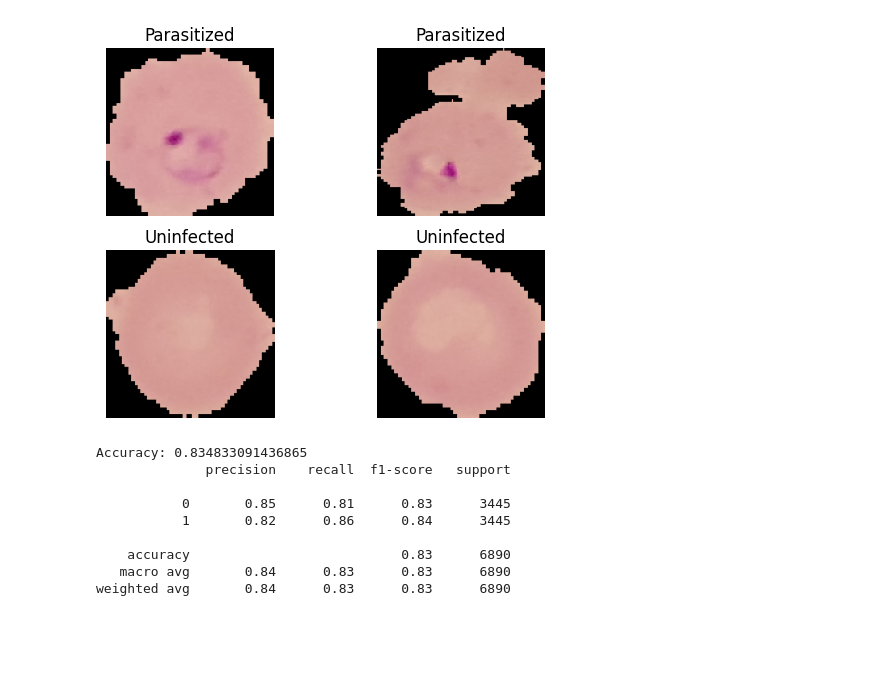
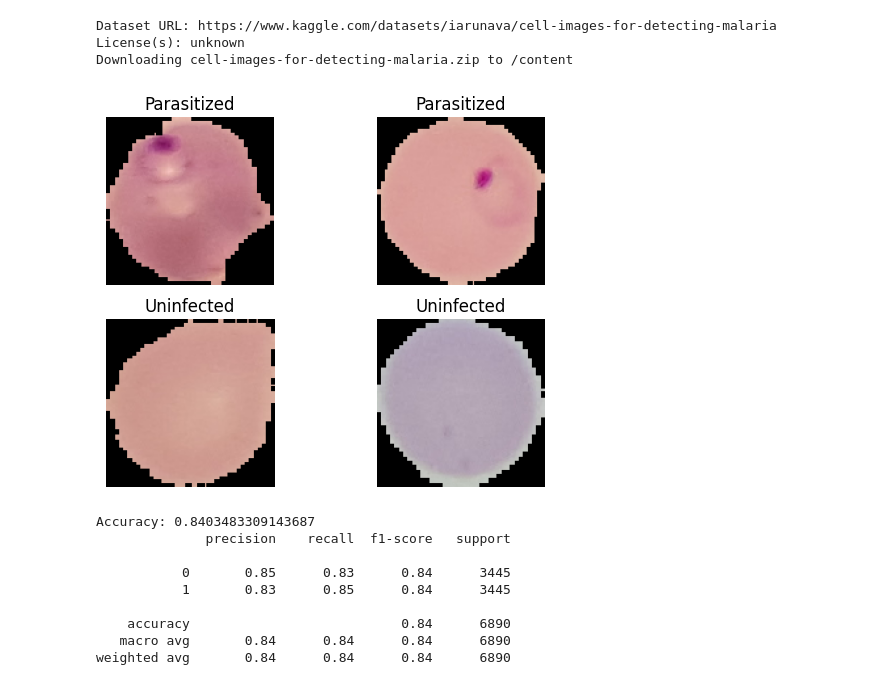
Before and after one commit to up941791/ACT_2, a Jupyter notebook: py/Q1_folder/Q1.ipynb, the cells around one changed output. Saved outputs shown, nothing was run; the diff lists cells and outputs as text; code cells hidden in the pictures; blank space fills up the shorter version.

```diff
--- a/py/Q1_folder/Q1.ipynb
+++ b/py/Q1_folder/Q1.ipynb
@@ -13,38 +13,48 @@ from sklearn.model_selection import train_test_split
 from sklearn.preprocessing import StandardScaler
 from sklearn.svm import LinearSVC
 from sklearn.metrics import classification_report, accuracy_score
+# %%
+# Downloading the dataset
+
+os.environ['KAGGLE_USERNAME'] = 'samhedley'
+os.environ['KAGGLE_KEY'] = 'KGAT_b7cd8b87cb2a0346ef10f-b182f099721'
+!kaggle datasets download -d iarunava/cell-images-for-detecting-malaria --unzip
+# %% [output]
+Dataset URL: https://www.kaggle.com/datasets/iarunava/cell-images-for-detecting-malaria
+License(s): unknown
+Downloading cell-images-for-detecting-malaria.zip to /content
 # %%
 # Visualizing sample images from the dataset
 
 # Setting up directories
-data_dir = r"C:/Datasets/malaria/cell_images" # Base directory for the dataset
+data_dir = "./cell_images" # Directory for the dataset
 
 # Directories for the two classes
 parasitized_dir = os.path.join(data_dir, 'Parasitized')
 uninfected_dir = os.path.join(data_dir, 'Uninfected')
 
 # Sample images to display
 parasitized_imgs = os.listdir(parasitized_dir)[:2]
 uninfected_imgs = os.listdir(uninfected_dir)[:2]
 
 imgs = parasitized_imgs + uninfected_imgs
 
 # Plotting the images
 for i in range(len(imgs)):
     if i < 2: # Selecting only parasitized images for the first half
         img_path = os.path.join(parasitized_dir, imgs[i])
         label = 'Parasitized'
     else: # Selecting uninfected images for the second half
         img_path = os.path.join(uninfected_dir, imgs[i])
         label = 'Uninfected'
     # Load and display the images
     img = image.load_img(img_path, target_size=(128, 128))
     plt.subplot(2, 2, i+1)
     plt.imshow(img)
     plt.title(label)
     plt.axis('off')
 # %% [output]
-[figure, old version]
+[figure, new version]
 # %%
 # Histogram of Oriented Gradients (HOG) Feature Extraction
 
@@ -98,12 +108,12 @@ y_pred = svm.predict(X_test) # Predicting labels for the test set
 print("Accuracy:", accuracy_score(y_test, y_pred)) # Printing accuracy of the model
 print(classification_report(y_test, y_pred)) # Printing classification report
 # %% [output]
-Accuracy: 0.834833091436865
+Accuracy: 0.8403483309143687
               precision    recall  f1-score   support
 
-           0       0.85      0.81      0.83      3445
-           1       0.82      0.86      0.84      3445
+           0       0.85      0.83      0.84      3445
+           1       0.83      0.85      0.84      3445
 
-    accuracy                           0.83      6890
-   macro avg       0.84      0.83      0.83      6890
-weighted avg       0.84      0.83      0.83      6890
+    accuracy                           0.84      6890
+   macro avg       0.84      0.84      0.84      6890
+weighted avg       0.84      0.84      0.84      6890
```
Also changed, not shown: 1 other file.
